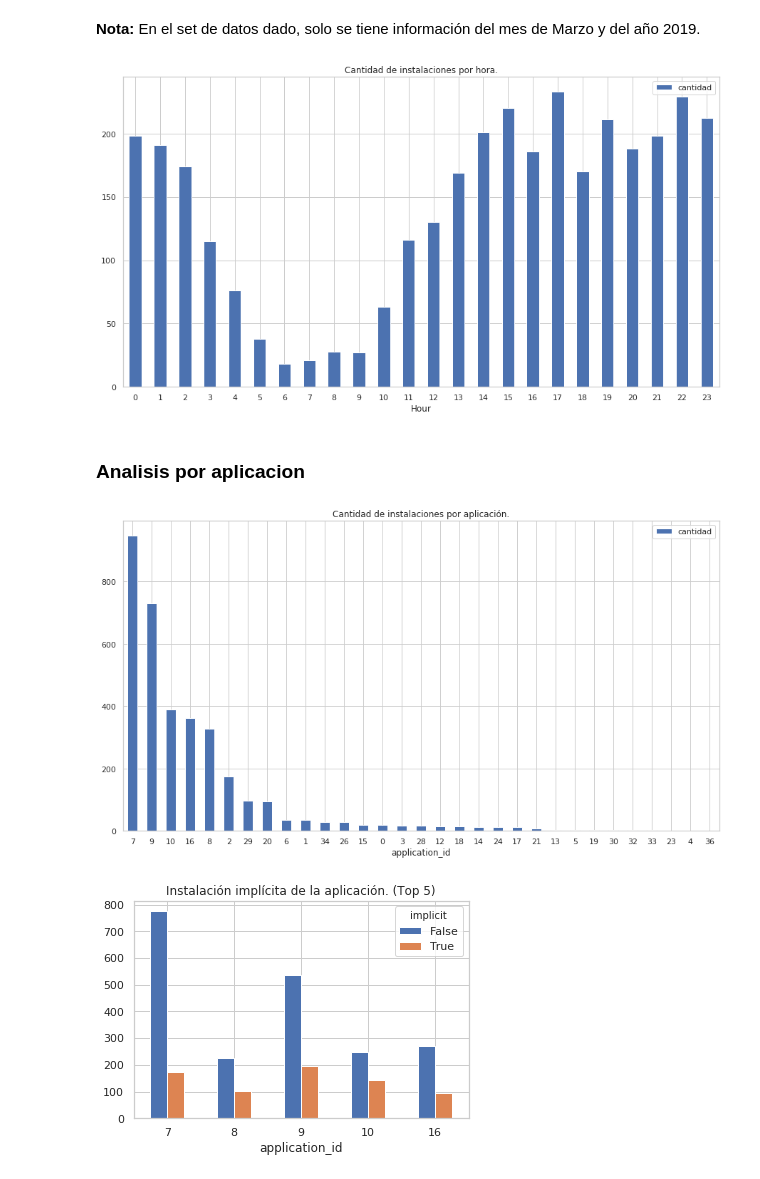
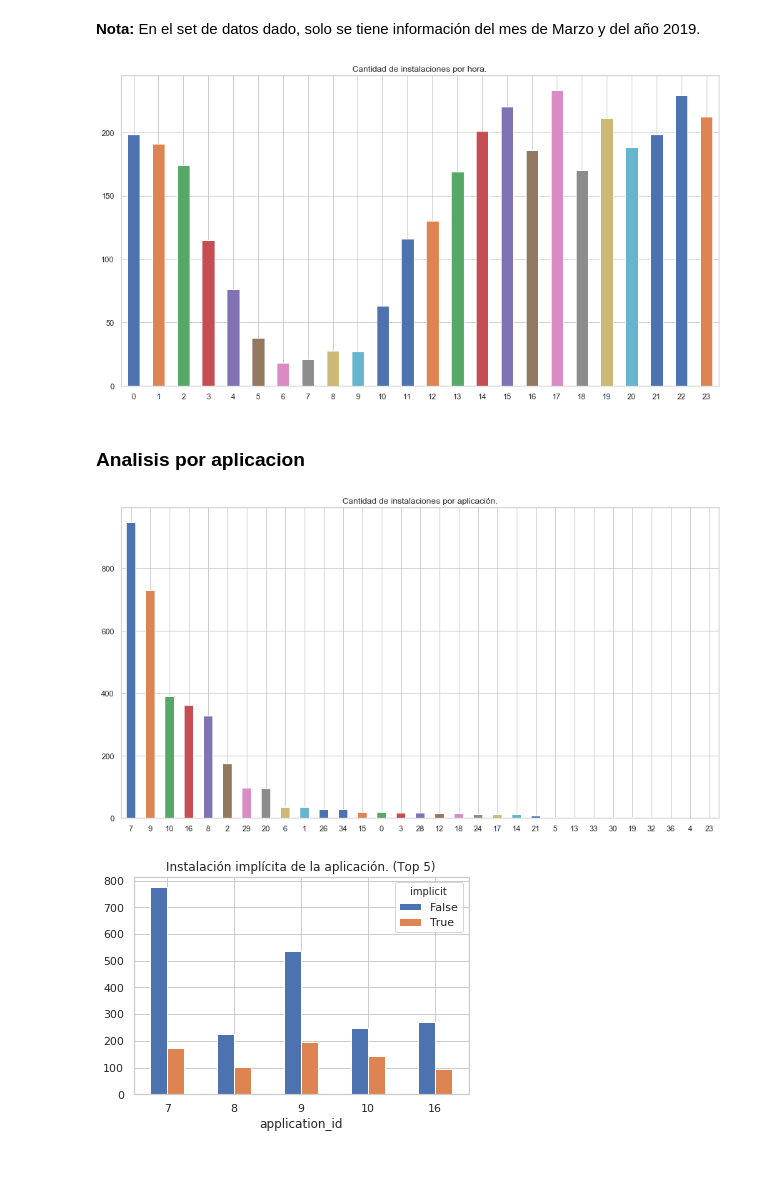
Before and after one commit to alepenaa94/Datos_2019, a Jupyter notebook: Notebook/TP1_Análisis Exploratorio.ipynb, the cells around one changed output. Drawn from its saved outputs; the diff is of its cells as text; code cells hidden in the pictures.

```diff
--- a/Notebook/TP1_Análisis Exploratorio.ipynb
+++ b/Notebook/TP1_Análisis Exploratorio.ipynb
@@ -222,20 +221,18 @@ Name: Year, dtype: int64
 del installs['Year']
 del installs['Month']
 # %%
-installs.groupby('Hour').size().reset_index(name='cantidad').set_index('Hour').plot(figsize=(15,8),kind='bar'\
+installs['Hour'].value_counts().sort_index().plot(figsize=(15,8),kind='bar'\
                                                                 ,rot=0,\
                                                                 title='Cantidad de instalaciones por hora.');
 # %% [output]
-[figure, old version]
+[figure, new version]
 # %% [markdown]
 <a id='link_6'></a>
 ### Analisis por aplicacion
 # %%
-df = installs.groupby('application_id').size().reset_index(name='cantidad').\
-    sort_values(by='cantidad',ascending=False).set_index('application_id')
-df.plot(figsize=(15,8),kind='bar',rot=0,title='Cantidad de instalaciones por aplicación.');
+installs['application_id'].value_counts().plot(figsize=(15,8),kind='bar',rot=0,title='Cantidad de instalaciones por aplicación.');
 # %% [output]
-[figure, old version]
+[figure, new version]
 # %%
 df = installs.loc[installs['application_id'].isin(df.head(5).index)].groupby(['application_id','implicit']).\
     size().reset_index(name='cantidad').set_index('application_id')
```
Also changed, not shown: parts of 20 cells of this notebook.
